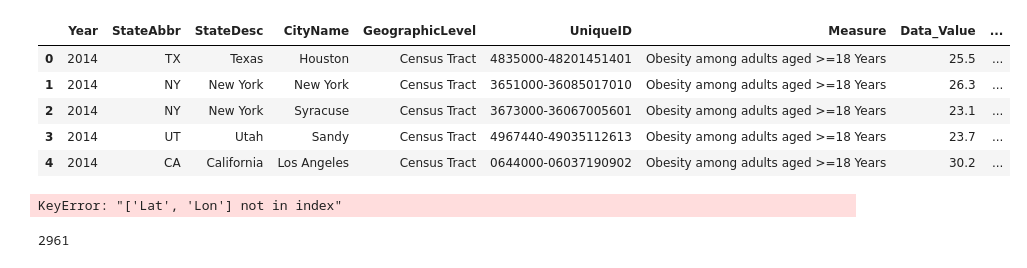
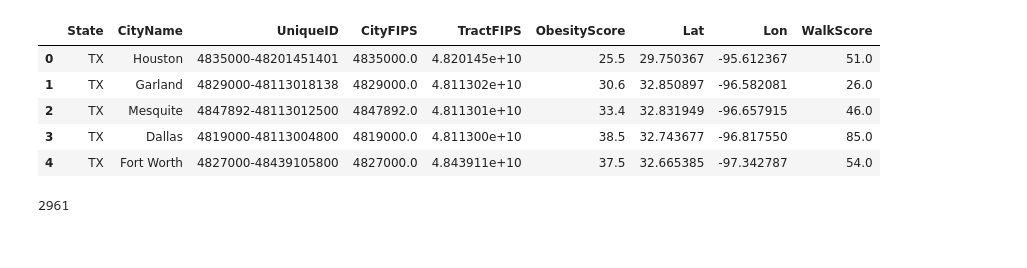
Before and after one commit to mark-helotie/Project1, a Jupyter notebook: project_code/TTests.ipynb, the cells around one changed output. Saved outputs shown, nothing was run; the diff lists cells and outputs as text; code cells hidden in the pictures.

```diff
--- a/project_code/TTests.ipynb
+++ b/project_code/TTests.ipynb
@@ -8,25 +8,21 @@ from matplotlib import pyplot as plt
 # %%
 #File path for DataFrames
 
-obesity_csv = pd.read_csv("../resources/obesity_data.csv")
+obesity_csv = pd.read_csv("../resources/Several_States_Complete.csv")
 
 obesity_df = pd.DataFrame(obesity_csv)
 obesity_df.head()
 # %% [output]
-|  | Year | StateAbbr | StateDesc | CityName | GeographicLevel | UniqueID | Measure | Data_Value | ... |
-| 0 | 2014 | TX | Texas | Houston | Census Tract | 4835000-48201451401 | Obesity among adults aged >=18 Years | 25.5 | ... |
-| 1 | 2014 | NY | New York | New York | Census Tract | 3651000-36085017010 | Obesity among adults aged >=18 Years | 26.3 | ... |
-| 2 | 2014 | NY | New York | Syracuse | Census Tract | 3673000-36067005601 | Obesity among adults aged >=18 Years | 23.1 | ... |
-| 3 | 2014 | UT | Utah | Sandy | Census Tract | 4967440-49035112613 | Obesity among adults aged >=18 Years | 23.7 | ... |
-| 4 | 2014 | CA | California | Los Angeles | Census Tract | 0644000-06037190902 | Obesity among adults aged >=18 Years | 30.2 | ... |
+|  | State | CityName | UniqueID | CityFIPS | TractFIPS | ObesityScore | Lat | Lon | WalkScore |
+| 0 | TX | Houston | 4835000-48201451401 | 4835000.0 | 4.820145e+10 | 25.5 | 29.750367 | -95.612367 | 51.0 |
+| 1 | TX | Garland | 4829000-48113018138 | 4829000.0 | 4.811302e+10 | 30.6 | 32.850897 | -96.582081 | 26.0 |
+| 2 | TX | Mesquite | 4847892-48113012500 | 4847892.0 | 4.811301e+10 | 33.4 | 32.831949 | -96.657915 | 46.0 |
+| 3 | TX | Dallas | 4819000-48113004800 | 4819000.0 | 4.811300e+10 | 38.5 | 32.743677 | -96.817550 | 85.0 |
+| 4 | TX | Fort Worth | 4827000-48439105800 | 4827000.0 | 4.843911e+10 | 37.5 | 32.665385 | -97.342787 | 54.0 |
 # %%
 #Setting two populations to perform an independent T-Test
 population1 = obesity_df.loc[obesity_df['StateAbbr'] == "TX"].dropna(how='any')
 population2 = obesity_df.loc[obesity_df['StateAbbr'] == "NY"].dropna(how='any')
-Lat
-nydata=population2[["StateAbbr","CityName","UniqueID","TractFIPS","Data_Value","Lat","Lon"]]
-# %% [output]
-KeyError: "['Lat', 'Lon'] not in index"
 # %%
 #Gathering the count to make sure populations are similar size
 len(population1.Data_Value)
```
Also changed, not shown: 2 other files.
